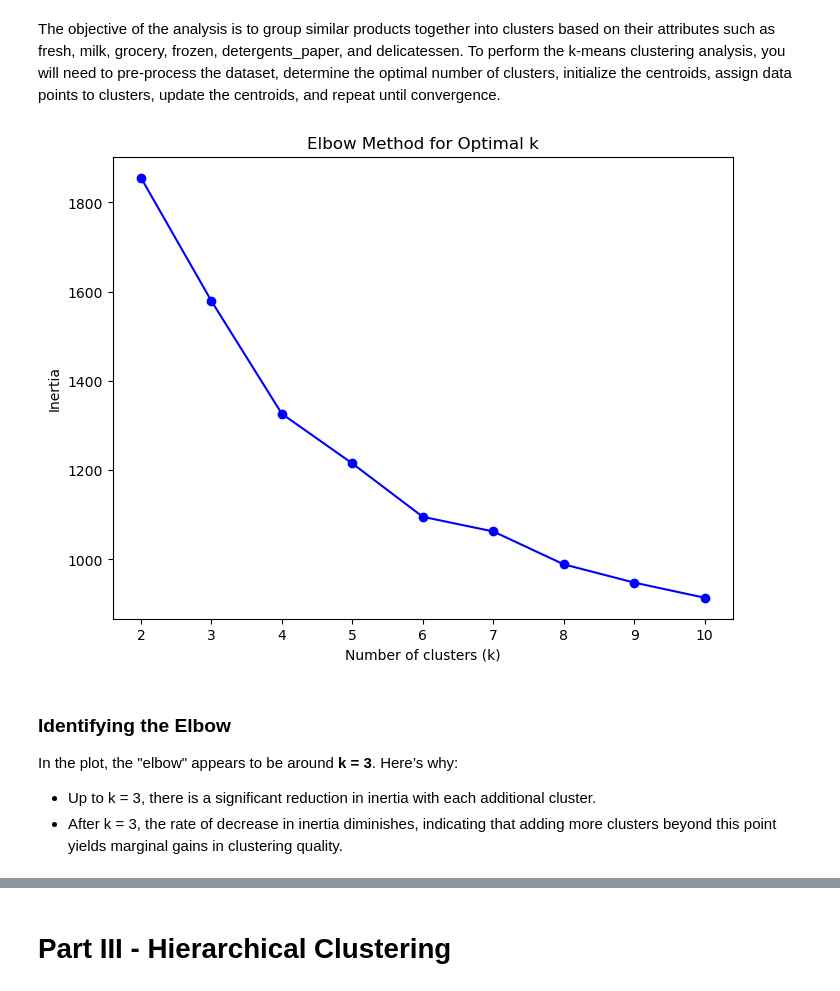
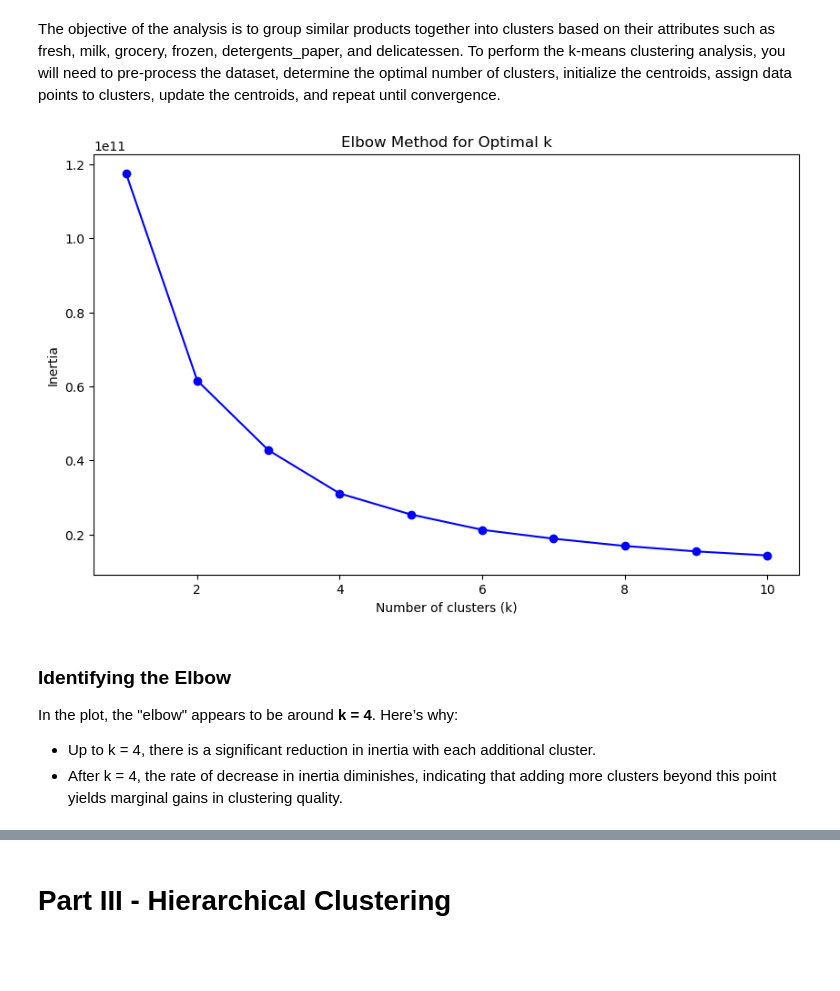
Before and after one commit to rdebullain/ML-Unsupervised, a Jupyter notebook: notebooks/unsupervised_learning_project.ipynb, the cells around one changed output, grey strips where cells are left out. Cells and saved outputs as stored; diff of their text form; code cells hidden in the pictures; blank space fills up the shorter version.

Commit message:
feat: Update project description, clean up repository, and add interpretation of graphs, PCA analysis, histograms, and practical implications

```diff
--- a/notebooks/unsupervised_learning_project.ipynb
+++ b/notebooks/unsupervised_learning_project.ipynb
@@ -248,7 +249,7 @@ plt.show()
 # %% [markdown]
 ## Feature Engineering
 # %%
-df['total_bought'] = df['Fresh'] + df['Milk'] + df['Grocery'] + df['Frozen'] + df['Detergents_Paper'] + df['Delicassen']
+df['Total_Bought'] = df['Fresh'] + df['Milk'] + df['Grocery'] + df['Frozen'] + df['Detergents_Paper'] + df['Delicassen']
 print("Feature engineering completed.")
 # %% [output]
 Feature engineering completed.
@@ -385,28 +415,28 @@ Data scaled.
 # Part II - KMeans Clustering
 # %% [markdown]
 The objective of the analysis is to group similar products together into clusters based on their attributes such as fresh, milk, grocery, frozen, detergents_paper, and delicatessen. To perform the k-means clustering analysis, you will need to pre-process the dataset, determine the optimal number of clusters, initialize the centroids, assign data points to clusters, update the centroids, and repeat until convergence.
+# %%
+df_kmeans = df_reduced.copy()
 # %%
 # Determine the optimal number of clusters using the Elbow Method
 inertia = []
-silhouette_scores = []
-k_values = range(2, 11)
-for k in k_values:
-    kmeans = KMeans(n_clusters=k, random_state=42)
-    kmeans.fit(df)
+K = range(1, 11)
+for k in K:
+    kmeans = KMeans(n_clusters=k, init='k-means++', max_iter=300, n_init=10, random_state=0)
+    kmeans.fit(df_kmeans)
     inertia.append(kmeans.inertia_)
-    silhouette_scores.append(silhouette_score(df, kmeans.labels_))
 # %%
-# plot the elbow graph
-plt.figure(figsize=(8, 6))
-plt.plot(k_values, inertia, 'bo-')
+# Plot the Elbow Method graph
+plt.figure(figsize=(10, 6))
+plt.plot(K, inertia, 'bo-')
+plt.title('Elbow Method for Optimal k')
 plt.xlabel('Number of clusters (k)')
 plt.ylabel('Inertia')
-plt.title('Elbow Method for Optimal k')
 plt.show()
 # %% [output]
-[figure, old version]
+[figure, new version]
 # %% [markdown]
 ### Identifying the Elbow
-In the plot, the "elbow" appears to be around **k = 3**. Here’s why:
-- Up to k = 3, there is a significant reduction in inertia with each additional cluster.
-- After k = 3, the rate of decrease in inertia diminishes, indicating that adding more clusters beyond this point yields marginal gains in clustering quality.
+In the plot, the "elbow" appears to be around **k = 4**. Here’s why:
+- Up to k = 4, there is a significant reduction in inertia with each additional cluster.
+- After k = 4, the rate of decrease in inertia diminishes, indicating that adding more clusters beyond this point yields marginal gains in clustering quality.
```
Also changed, not shown: parts of 31 cells of this notebook.
